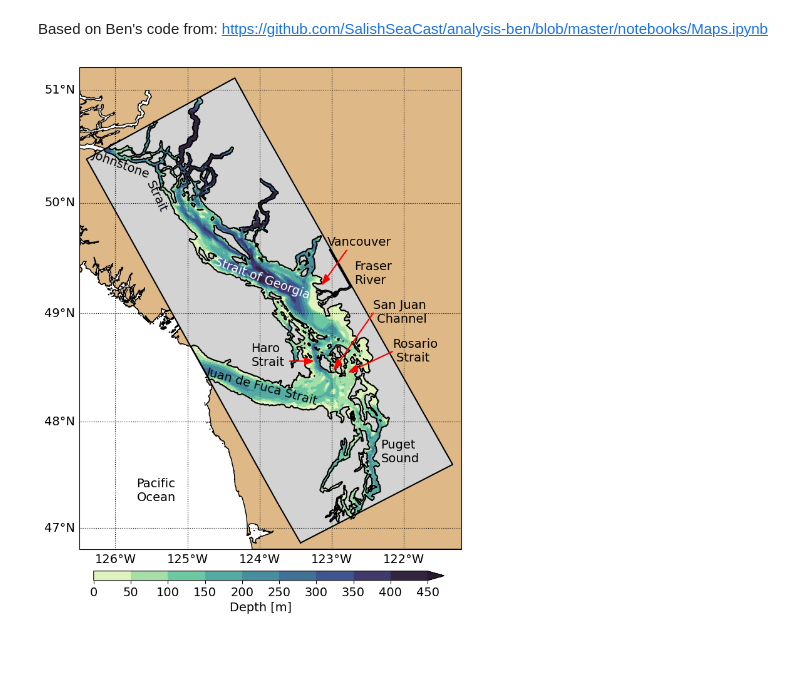
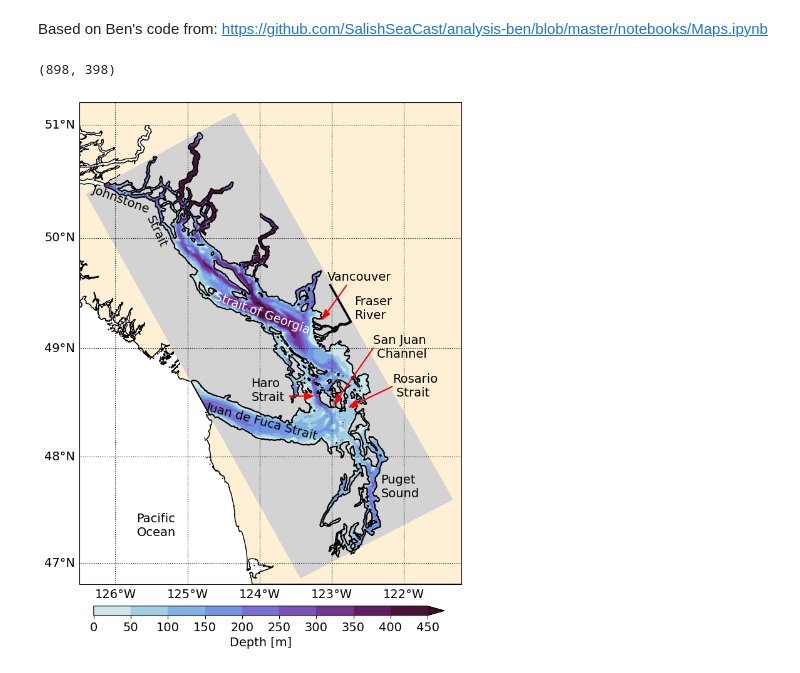
Before and after one commit to SalishSeaCast/analysis-camryn, a Jupyter notebook: notebooks/SSMap.ipynb, the cells around one changed output. Cells and saved outputs as stored; diff of their text form; code cells hidden in the pictures.

```diff
--- a/notebooks/SSMap.ipynb
+++ b/notebooks/SSMap.ipynb
@@ -14,8 +14,20 @@ from cartopy import crs, feature
 from cartopy.mpl.gridliner import LONGITUDE_FORMATTER, LATITUDE_FORMATTER
 from salishsea_tools import viz_tools, places
 import matplotlib.cm as cma
+# %%
+jan18_data = xr.open_dataset('/results2/SalishSea/nowcast-green.202111/01jun18/SalishSea_1d_20180601_20180601_grid_T.nc',mask_and_scale=False)
+jan18_sal = jan18_data['vosaline'][0,5]
+jan18_sal.shape
+# %% [output]
+(898, 398)
 # %%
-#Plot for boundaries of Ariane runs
+# Increase font size
+plt.rcParams['font.size'] = 14
+
+# Load grid and mask files
+grid = xr.open_dataset('/data/bmoorema/MEOPAR/grid/bathymetry_202108.nc')
+mask = xr.open_dataset('/data/bmoorema/MEOPAR/grid/mesh_mask202108.nc')
+tmask = 1 - mask.tmask[0]
 
 # Make plot area
 xlim, ylim = [-126.5, -121.2], [46.8, 51.2]
@@ -23,12 +35,12 @@ fig, ax = plt.subplots(figsize=(8, 10), subplot_kw={'projection': crs.Mercator(n
 ax.set_extent(xlim + ylim)
 
 # Draw coastline
-ax.add_feature(feature.GSHHSFeature('full', edgecolor='k', facecolor='burlywood'))
+ax.add_feature(feature.GSHHSFeature('full', edgecolor='k', facecolor='papayawhip'))
 
 # Overlay bathymetry
 c = ax.contourf(
     grid.nav_lon, grid.nav_lat, grid.Bathymetry, levels=np.arange(0, 451, 50),
-    cmap=cm.deep, extend='max', transform=crs.PlateCarree(), zorder=2,
+    cmap=cm.dense, extend='max', transform=crs.PlateCarree(), zorder=2,
 )
 
 # Overlay domain landmask and coastline
@@ -38,37 +50,37 @@ for attr, color in zip(['contourf', 'contour'], ['lightgray', 'k']):
         levels=[-0.01, 0.01], colors=color, transform=crs.PlateCarree(), zorder=2,
     )
 
-# Draw box around domain
-lons, lats = [], []
-corners = (0, 0), (0, -1), (-1, -1), (-1, 0), (0, 0)
-for i in corners: lons.append(grid.nav_lon[i]), lats.append(grid.nav_lat[i])
-ax.plot(lons, lats, 'k-', transform=crs.PlateCarree(), zorder=2)
+# # Draw box around domain
+# lons, lats = [], []
+# corners = (0, 0), (0, -1), (-1, -1), (-1, 0), (0, 0)
+# for i in corners: lons.append(grid.nav_lon[i]), lats.append(grid.nav_lat[i])
+# ax.plot(lons, lats, 'k-', transform=crs.PlateCarree(), zorder=2)
 
 # Add gridlines
 xlocs, ylocs = [np.arange(np.floor(l[0]), np.ceil(l[1])+1) for l in [xlim, ylim]]
 gl = ax.gridlines(linestyle=":", color='k', draw_labels=True, xlocs=xlocs, ylocs=ylocs)
 gl.xformatter, gl.yformatter = LONGITUDE_FORMATTER, LATITUDE_FORMATTER
 gl.xlabels_top, gl.ylabels_right = False, False
 
 # Add annotations
 ax.text(0.15, 0.1, 'Pacific\nOcean', transform=ax.transAxes)
 ax.text(0.79, 0.18, 'Puget\nSound', transform=ax.transAxes)
 ax.text(0.33, 0.30, 'Juan de Fuca Strait', transform=ax.transAxes, rotation=-15)
 ax.text(0.35, 0.52, 'Strait of Georgia', transform=ax.transAxes, rotation=-20, color='w')
 ax.text(0.03, 0.77, 'Johnstone', transform=ax.transAxes, rotation=-20)
 ax.text(0.17, 0.70, 'Strait', transform=ax.transAxes, rotation=-65)
 ax.text(0.45, 0.38, 'Haro\nStrait', transform=ax.transAxes)
 ax.text(0.72, 0.55, 'Fraser\nRiver', transform=ax.transAxes)
 ax.text(0.82, 0.39, 'Rosario\n Strait', transform=ax.transAxes)
 ax.text(0.77, 0.47, 'San Juan\n Channel', transform=ax.transAxes)
 ax.text(0.65, 0.63, 'Vancouver', transform=ax.transAxes)
 ax.arrow(0.55, 0.39, 0.04, 0, head_width=0.015, edgecolor='r', facecolor='r', transform=ax.transAxes, zorder=10)
 ax.arrow(0.82, 0.41, -0.093, -0.035, head_width=0.015, edgecolor='r', facecolor='r', transform=ax.transAxes, zorder=10)
 ax.arrow(0.77, 0.49, -0.089, -0.101, head_width=0.015, edgecolor='r', facecolor='r', transform=ax.transAxes, zorder=10)
 ax.arrow(0.70, 0.62, -0.05, -0.055, head_width=0.015, edgecolor='r', facecolor='r', transform=ax.transAxes, zorder=10)
 
 # Colorbar
 cax = fig.add_axes([0.16, 0.06, 0.7, 0.015])
 fig.colorbar(c, cax=cax, orientation='horizontal', label='Depth [m]');
 # %% [output]
-[figure, old version]
+[figure, new version]
```
Also changed, not shown: parts of 4 cells of this notebook.
